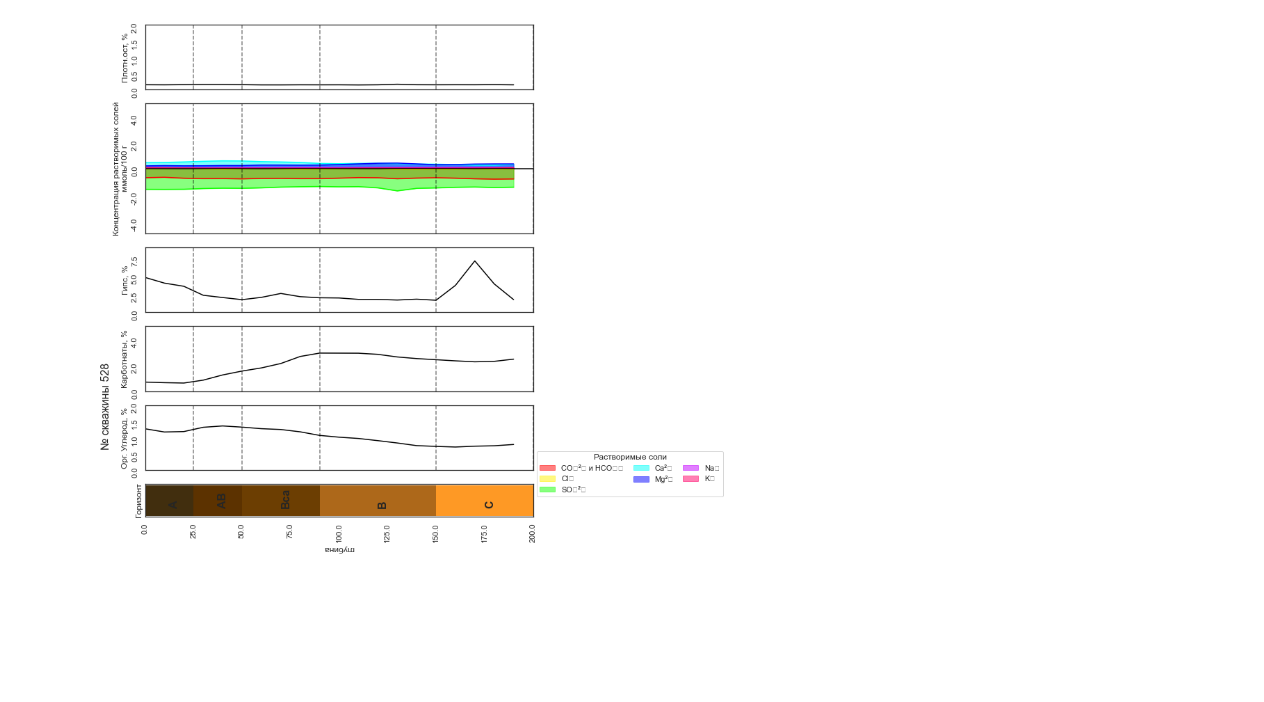
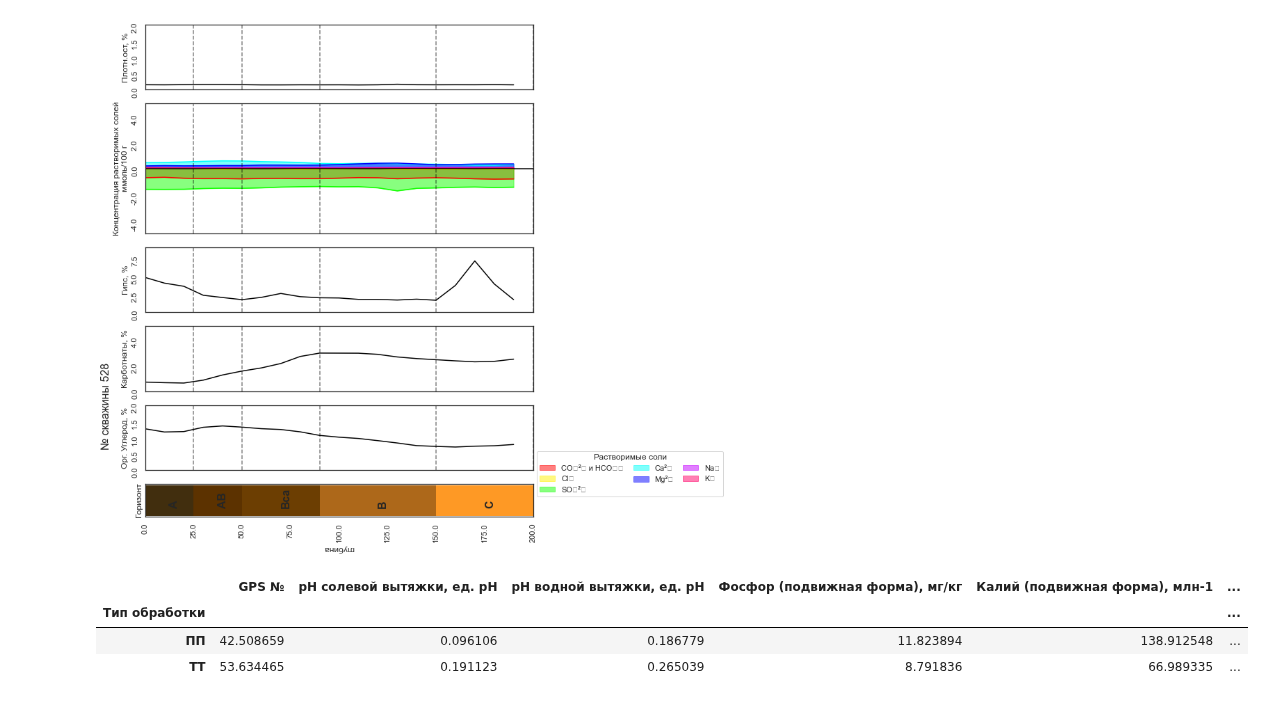
Before and after one commit to hukitoc94/total_archangelskiy, a Jupyter notebook: field_scale/field_data/field_data_analis.ipynb, the cells around one changed output. Cells and saved outputs as stored; diff of their text form; code cells hidden in the pictures; blank space fills up the shorter version.

```diff
--- a/field_scale/field_data/field_data_analis.ipynb
+++ b/field_scale/field_data/field_data_analis.ipynb
@@ -668,3 +669,10 @@ depth = [[0,25],[25,50], [50 ,90],[90,150],[150,200]]
 profile_plot(agrochemistry_total[agrochemistry_total["GPS №"] == '528'], '528' , horizonts, depth, colors)
 # %% [output]
 [figure]
+# %%
+agrochemistry_main.groupby(['Тип обработки'] ).std()
+# %% [output]
+|  | GPS № | рН солевой вытяжки, ед. рН | рН водной вытяжки, ед. рН | Фосфор (подвижная форма), мг/кг | Калий (подвижная форма), млн-1 | ... |
+| Тип обработки |  |  |  |  |  | ... |
+| ПП | 42.508659 | 0.096106 | 0.186779 | 11.823894 | 138.912548 | ... |
+| ТТ | 53.634465 | 0.191123 | 0.265039 | 8.791836 | 66.989335 | ... |
```
Also changed, not shown: parts of 16 cells of this notebook, 5 other files.
